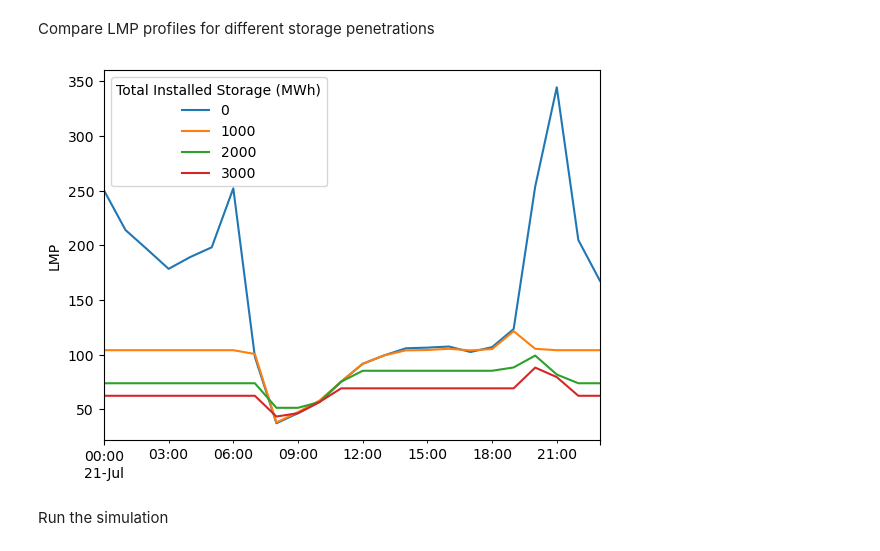
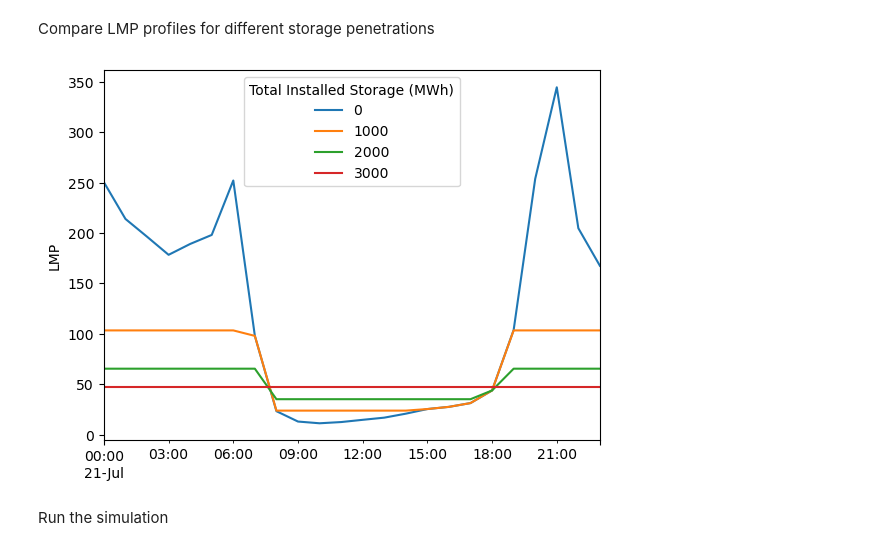
Before and after one commit to eli-brock/opf_zero_marginal_cost, a Jupyter notebook: opf.ipynb, the cells around one changed output. Cells and saved outputs as stored; diff of their text form; code cells hidden in the pictures.

Commit message:
fix storage plotting bugs, line factor as input

```diff
--- a/opf.ipynb
+++ b/opf.ipynb
@@ -86,7 +86,7 @@ We solve a multi-period **demand-side** problem with zero marginal cost, fixed s
 # %% [markdown]
 This function accepts an input dataframe as generated above and runs the full simulation. It modifies the input dataframe in-place to include the results.
 # %%
-def sim(input, b_total, b_duration=4):
+def sim(input, b_total, P_line_factor=1, b_duration=4):
 
     T = len(input)
 
@@ -117,7 +117,7 @@ def sim(input, b_total, b_duration=4):
         b_0 >= 0,
         b_0 <= b
     ] + [
-        cp.multiply(B, delta_t[:,np.newaxis]-delta_t[np.newaxis,:]) <= P_line
+        cp.multiply(B, delta_t[:,np.newaxis]-delta_t[np.newaxis,:]) <= P_line_factor*P_line
         for delta_t in delta.T
     ]
 
@@ -148,15 +148,15 @@ Compare LMP profiles for different storage penetrations
 # %%
 fig, ax = plt.subplots()
 b_totals = [0, 1000, 2000, 3000]
 for b_total in b_totals:
     df = results.copy()
-    sim(df, b_total)
+    sim(df, b_total, P_line_factor = 4)
     df = df.loc[df.index.day == best_day]
     df['LMP'].apply(pd.Series).mean(axis='columns').plot(ax=ax)
     ax.set_ylabel('LMP')
 ax.legend(b_totals, title='Total Installed Storage (MWh)')
 fig.show()
 # %% [output]
-[figure, old version]
+[figure, new version]
 # %% [markdown]
 Run the simulation
```
Also changed, not shown: parts of 3 cells of this notebook.
